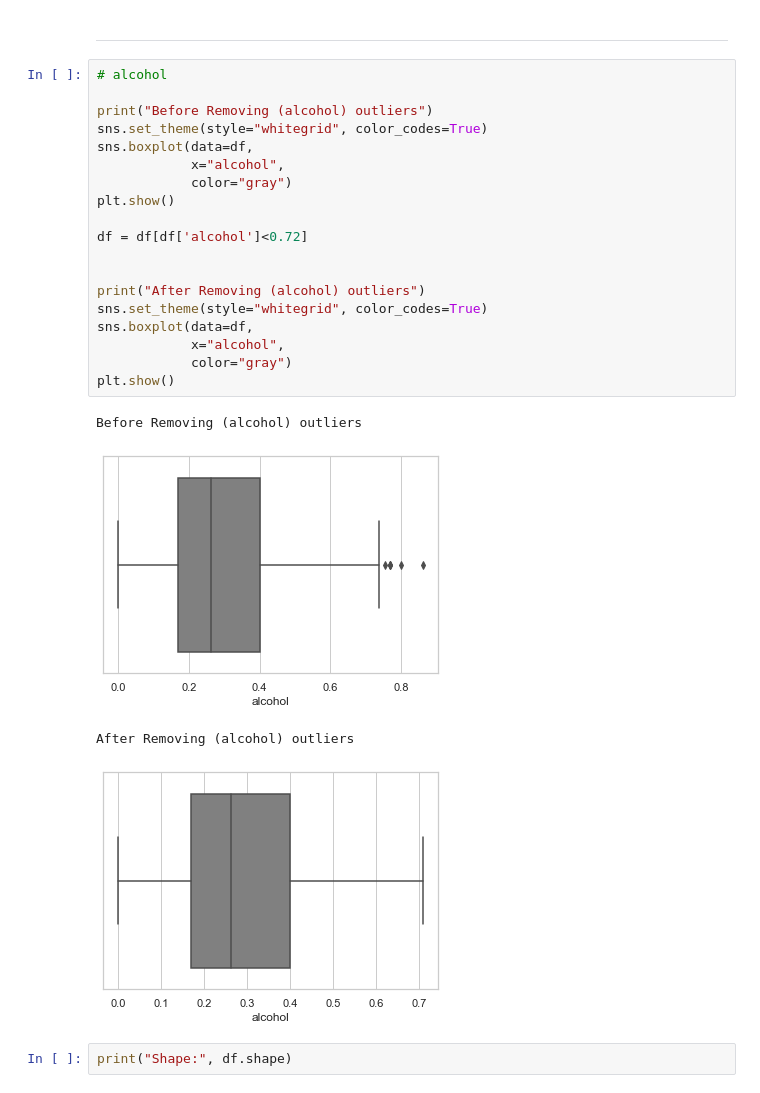
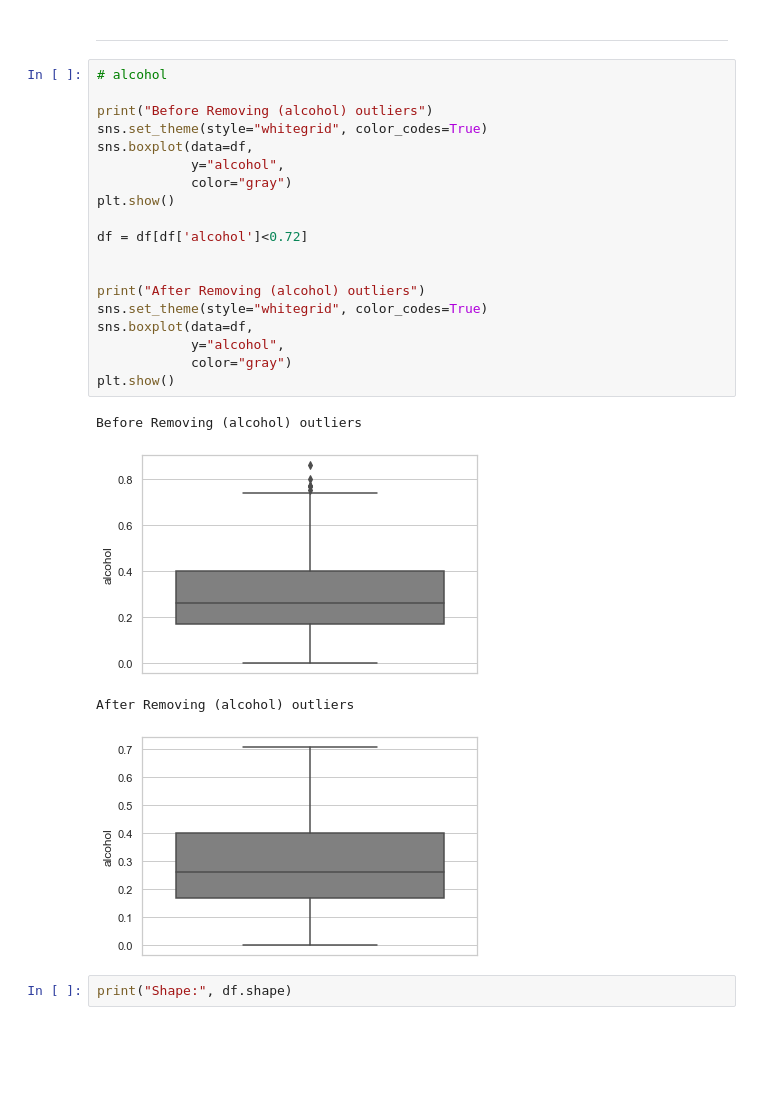
Before and after one commit to fahadwazirali915/wine_quality, a Jupyter notebook: wine_quality.ipynb, the cells around one changed output. Drawn from its saved outputs; the diff is of its cells as text; blank space fills up the shorter version.

```diff
--- a/wine_quality.ipynb
+++ b/wine_quality.ipynb
@@ -617,27 +619,27 @@ Shape: (1295, 12)
 # %%
 # alcohol
 
 print("Before Removing (alcohol) outliers")
 sns.set_theme(style="whitegrid", color_codes=True)
 sns.boxplot(data=df,
-            x="alcohol",
+            y="alcohol",
             color="gray")
 plt.show()
 
 df = df[df['alcohol']<0.72]
 
 
 print("After Removing (alcohol) outliers")
 sns.set_theme(style="whitegrid", color_codes=True)
 sns.boxplot(data=df,
-            x="alcohol",
+            y="alcohol",
             color="gray")
 plt.show()
 # %% [output]
 Before Removing (alcohol) outliers
-[figure, old version]
+[figure, new version]
 After Removing (alcohol) outliers
-[figure, old version]
+[figure, new version]
 # %%
 print("Shape:", df.shape)
 # %% [output]
```
Also changed, not shown: parts of 14 cells of this notebook.
